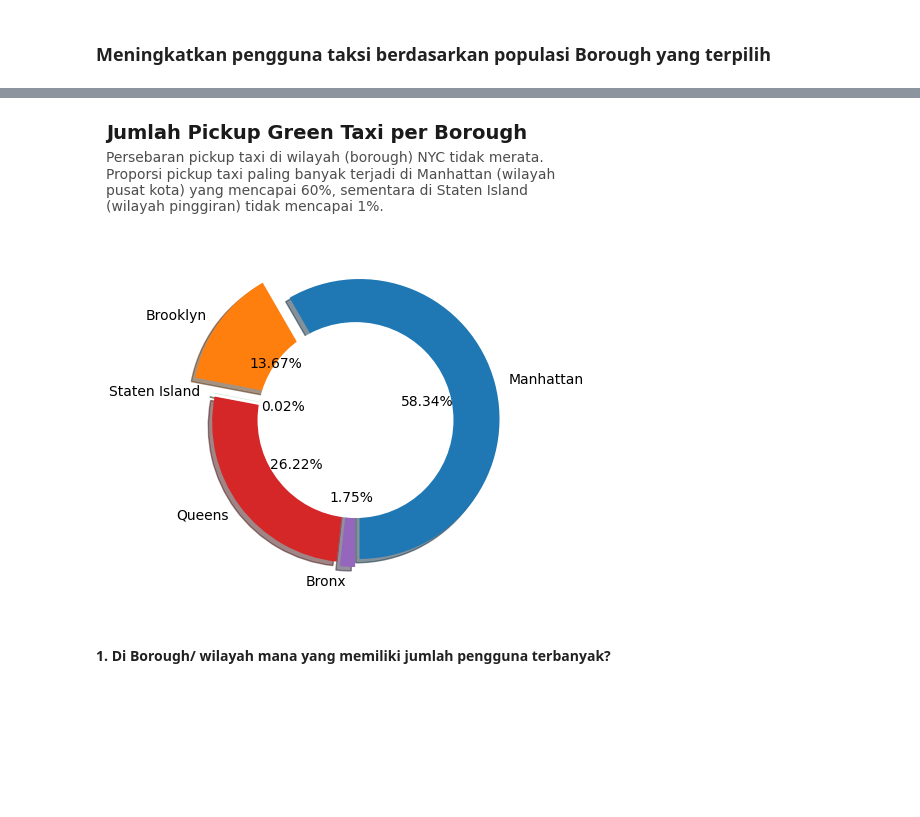
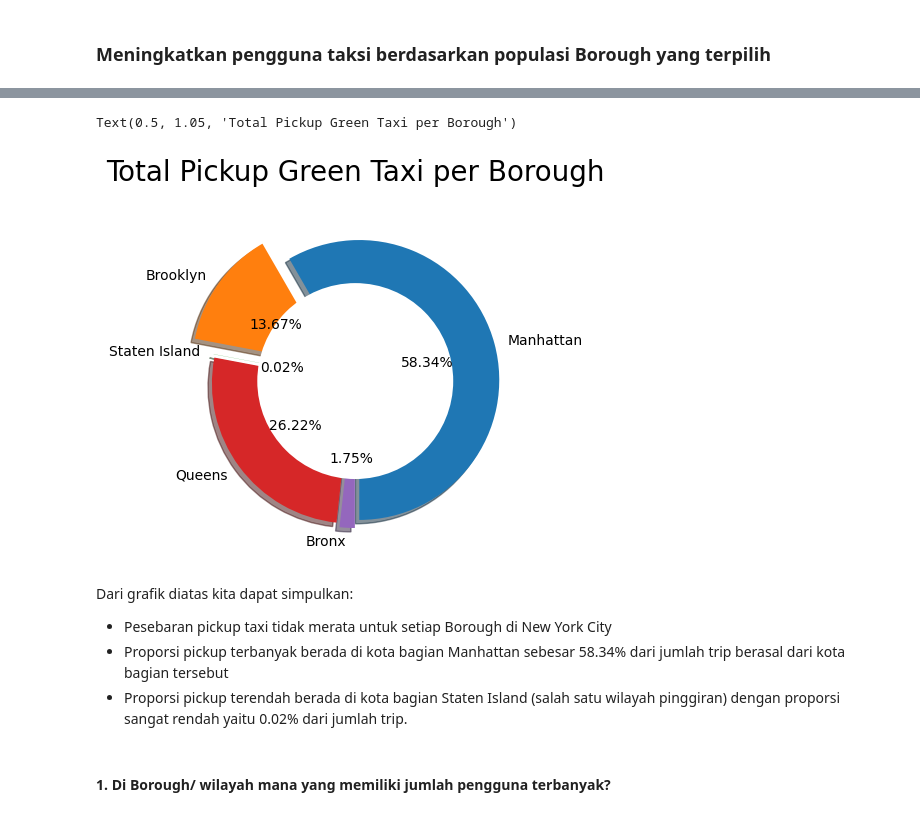
Before and after one commit to fathurizkym/ecommerce_churn_analysis, a Jupyter notebook: notebooks/Data_Analysis.ipynb, the cells around one changed output, grey strips where cells are left out. Saved outputs shown, nothing was run; the diff lists cells and outputs as text; code cells hidden in the pictures; blank space fills up the shorter version.

```diff
--- a/notebooks/Data_Analysis.ipynb
+++ b/notebooks/Data_Analysis.ipynb
@@ -94,52 +83,38 @@ prop_df
 # %%
+# Create piechart
+
 prop_df = df['PU_Borough'].value_counts().reset_index()
 prop_df = prop_df.reindex([0, 2, 4, 1, 3])
 #  set figure size
 plt.style.use('default')
 plt.figure(figsize=(5,6))
 
 # create pie chart
 plt.pie(prop_df['count'],
         labels=prop_df['PU_Borough'],
         autopct='%0.2f%%',
         startangle=270,
         pctdistance=0.5,
         explode=(0.03, 0.2, 0.03, 0.03, 0.05),
         shadow=True
 )
 
 # create a circle at the center of the plot
 fig = plt.gcf()
 centre_circle = plt.Circle((0,0), 0.7, fc='white')
 fig.gca().add_artist(centre_circle)
 plt.tight_layout()
 
 # set title
-fig.text(
-    0.02,
-    0.97,
-    'Jumlah Pickup Green Taxi per Borough',
-    color="#1a1a1a",
-    fontsize=14,
-    weight="bold"
-)
-
-subtitle = [
-    "Persebaran pickup taxi di wilayah (borough) NYC tidak merata.",
-    "Proporsi pickup taxi paling banyak terjadi di Manhattan (wilayah",
-    "pusat kota) yang mencapai 60%, sementara di Staten Island",
-    "(wilayah pinggiran) tidak mencapai 1%."
-]
-fig.text(
-    0.02,
-    0.85,
-    "\n".join(subtitle),
-    ha="left",
-    color="#4d4d4d",
-    fontsize=10,
-);
+plt.title("Total Pickup Green Taxi per Borough", fontsize=20, y=1.05)
 # %% [output]
+Text(0.5, 1.05, 'Total Pickup Green Taxi per Borough')
-[figure, old version]
+[figure, new version]
+# %% [markdown]
+Dari grafik diatas kita dapat simpulkan:
+* Pesebaran pickup taxi tidak merata untuk setiap Borough di New York City
+* Proporsi pickup terbanyak berada di kota bagian Manhattan sebesar 58.34% dari jumlah trip berasal dari kota bagian tersebut
+* Proporsi pickup terendah berada di kota bagian Staten Island (salah satu wilayah pinggiran) dengan proporsi sangat rendah yaitu 0.02% dari jumlah trip.
 # %% [markdown]
 #### **1. Di Borough/ wilayah mana yang memiliki jumlah pengguna terbanyak?**
 # %% [markdown]
```
Also changed, not shown: parts of 26 cells of this notebook.
